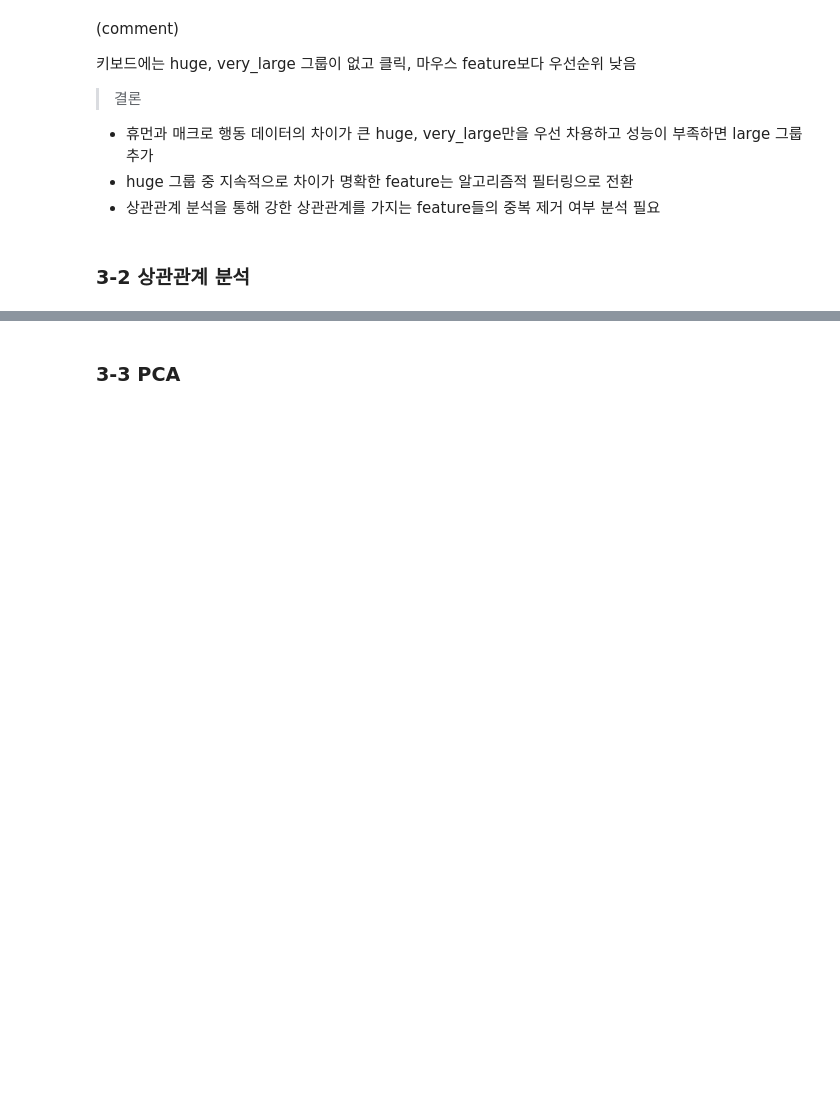
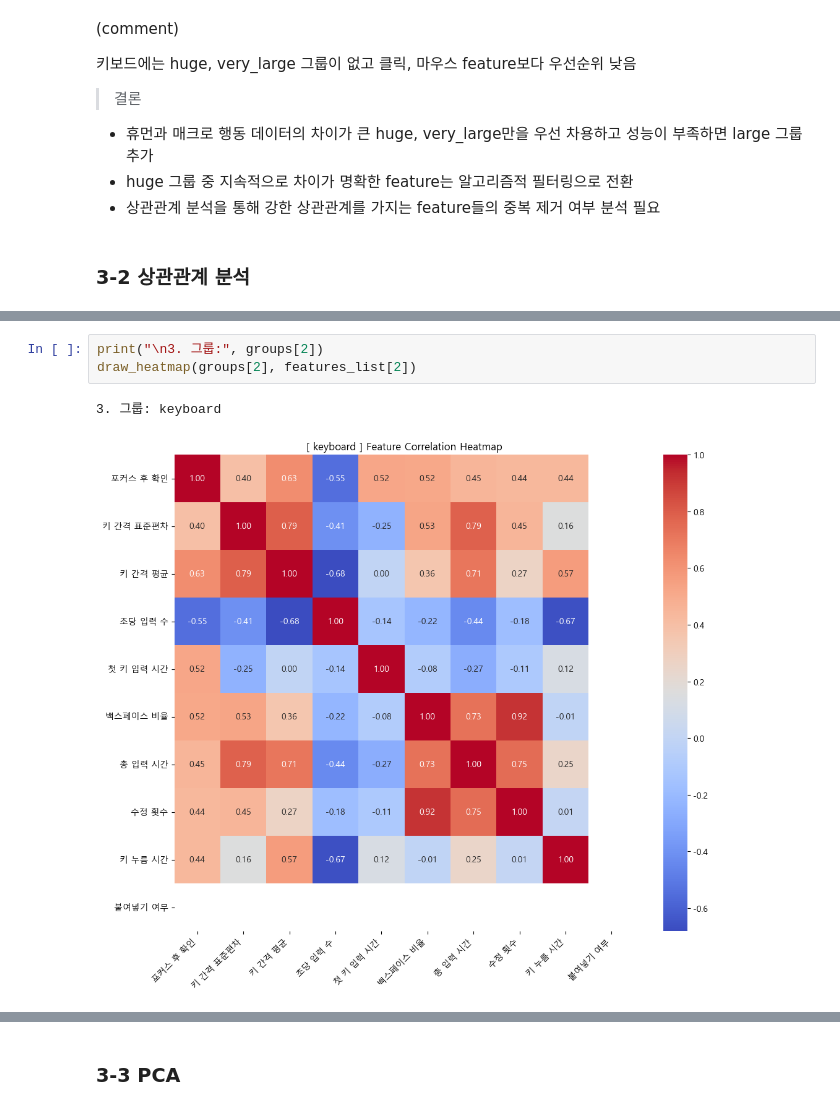
Before and after one commit to Tickle-ticket/Tickle, a Jupyter notebook: services/ai/train/EDA/eda_chan.ipynb, the cells around one changed output, grey strips where cells are left out. Cells and saved outputs as stored; diff of their text form; blank space fills up the shorter version.

```diff
--- a/services/ai/train/EDA/eda_chan.ipynb
+++ b/services/ai/train/EDA/eda_chan.ipynb
@@ -696,0 +778,6 @@ draw_boxplot(groups[2], features_list[2])
+# %%
+print("\n3. 그룹:", groups[2])
+draw_heatmap(groups[2], features_list[2])
+# %% [output]
+3. 그룹: keyboard
+[figure, added]
```
Also changed, not shown: parts of 11 cells of this notebook.
